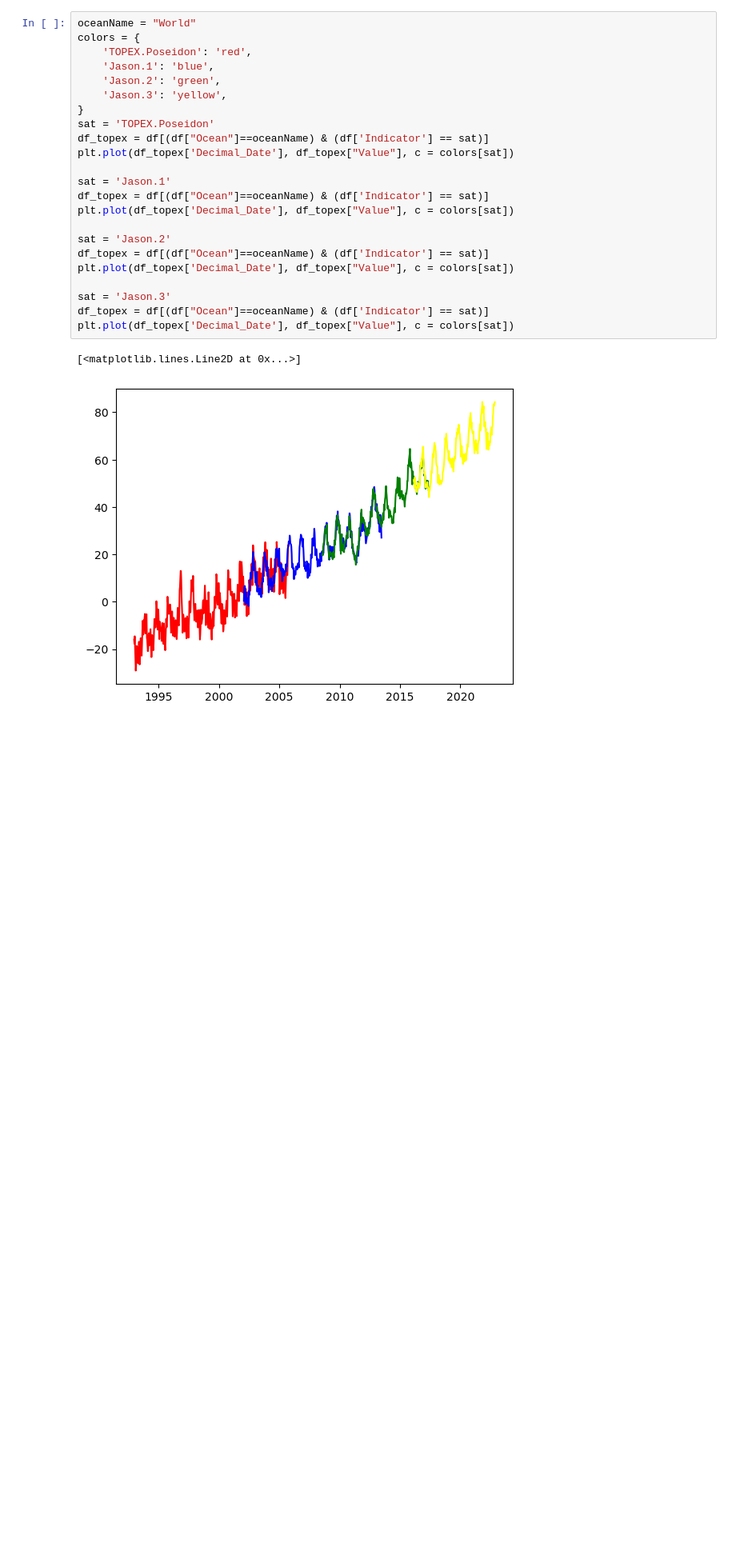
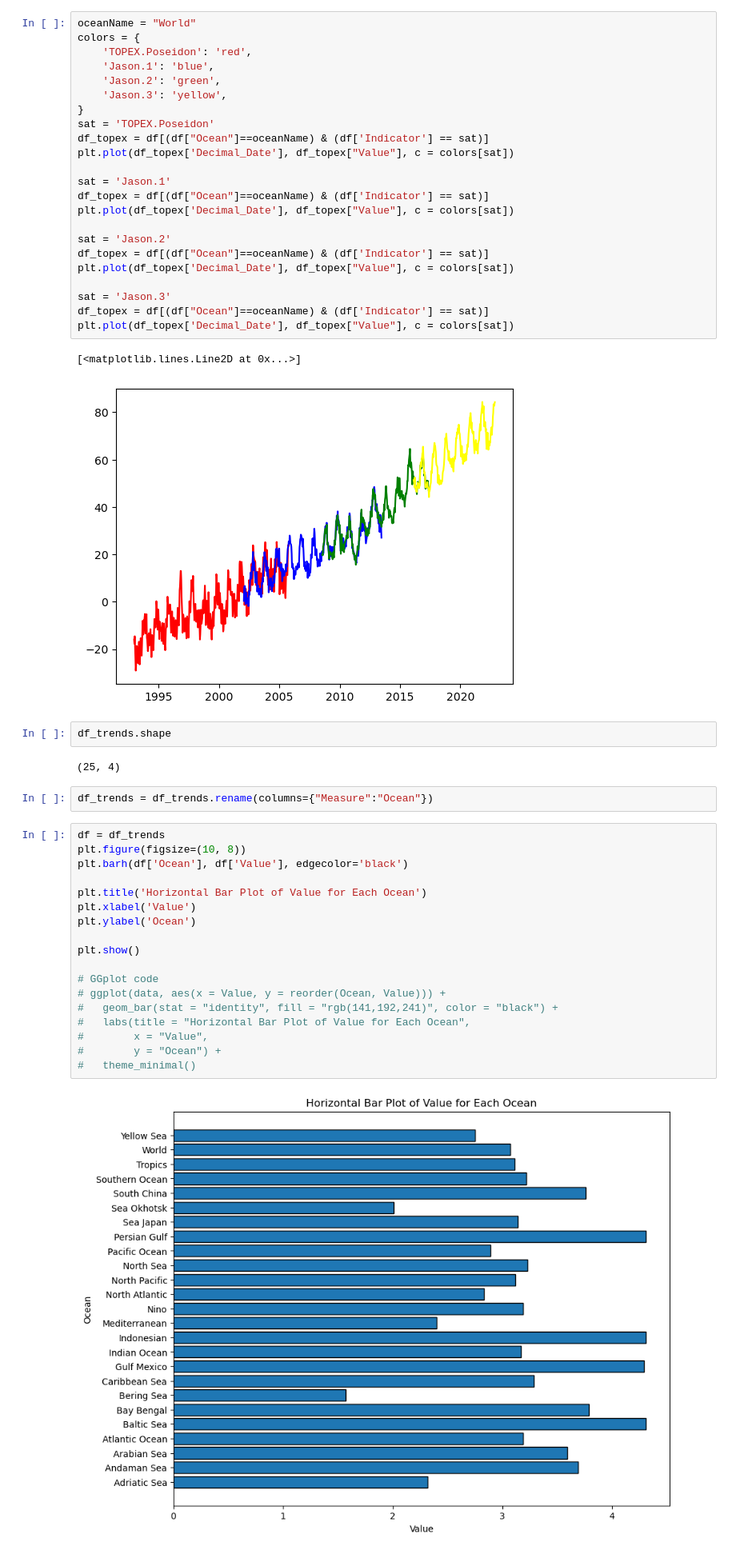
Before and after one commit to sourish33/ClimateChangeAnalysis, a Jupyter notebook: notebooks/analysis.ipynb, the cells around one changed output. Shown at 80% size. Cells and saved outputs as stored; diff of their text form; blank space fills up the shorter version.

```diff
--- a/notebooks/analysis.ipynb
+++ b/notebooks/analysis.ipynb
@@ -284,3 +282,29 @@ plt.plot(df_topex['Decimal_Date'], df_topex["Value"], c = colors[sat])
 # %% [output]
 [<matplotlib.lines.Line2D at 0x...>]
 [figure]
+# %%
+df_trends.shape
+# %% [output]
+(25, 4)
+# %%
+df_trends = df_trends.rename(columns={"Measure":"Ocean"})
+# %%
+df = df_trends
+plt.figure(figsize=(10, 8))
+plt.barh(df['Ocean'], df['Value'], edgecolor='black')
+
+plt.title('Horizontal Bar Plot of Value for Each Ocean')
+plt.xlabel('Value')
+plt.ylabel('Ocean')
+
+plt.show()
+
+# GGplot code
+# ggplot(data, aes(x = Value, y = reorder(Ocean, Value))) +
+#   geom_bar(stat = "identity", fill = "rgb(141,192,241)", color = "black") +
+#   labs(title = "Horizontal Bar Plot of Value for Each Ocean",
+#        x = "Value",
+#        y = "Ocean") +
+#   theme_minimal()
+# %% [output]
+[figure, added]
```
Also changed, not shown: parts of 2 cells of this notebook, 1 other file.
